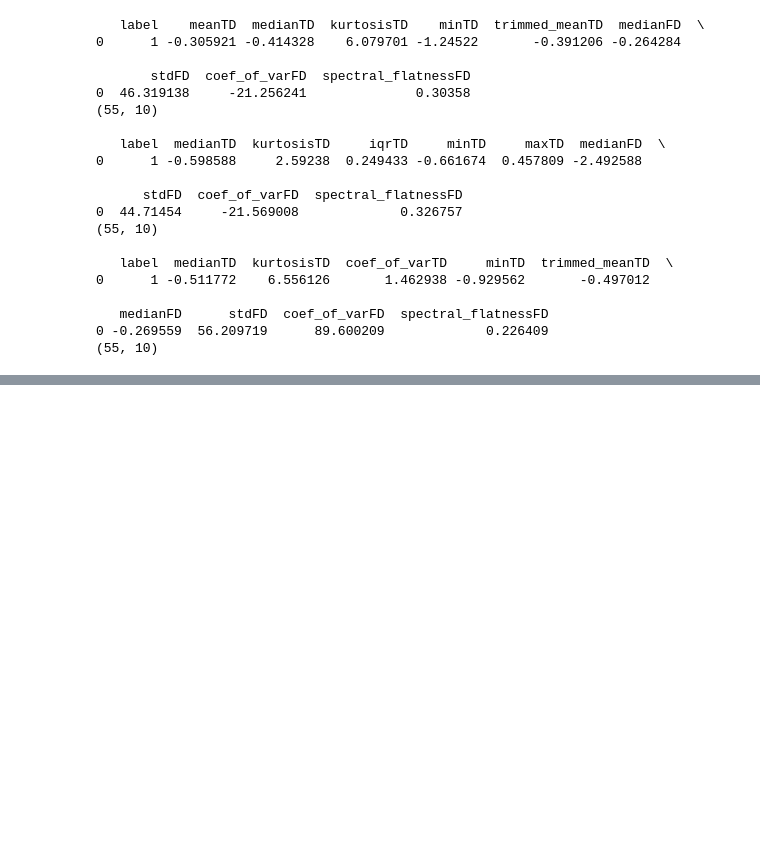
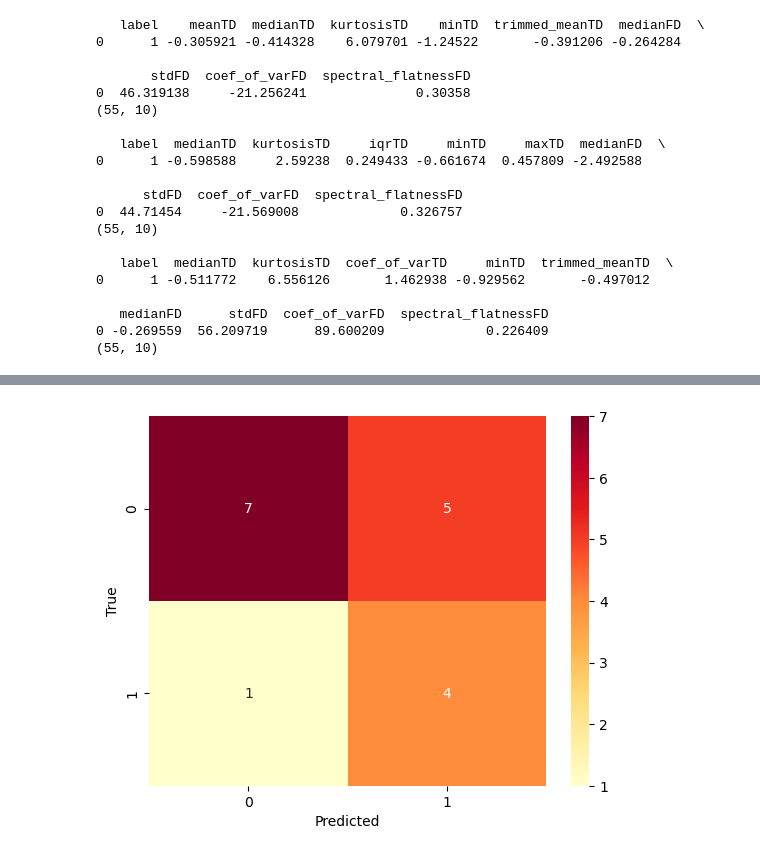
Before and after one commit to zoonalink/IGP-5, a Jupyter notebook: Tom/Rodriguz-Ruiz et al. recreation.ipynb, the cells around one changed output, grey strips where cells are left out. Saved outputs shown, nothing was run; the diff lists cells and outputs as text; code cells hidden in the pictures; blank space fills up the shorter version.

Commit message:
completed model

```diff
--- a/Tom/Rodriguz-Ruiz et al. recreation.ipynb
+++ b/Tom/Rodriguz-Ruiz et al. recreation.ipynb
@@ -601,0 +607,18 @@ print()
+# %%
+# Creation of random Forest model for day_features
+
+# Create features (X) and targets (y) arrays
+Xday = np.array(day_features.drop(columns=['label']))
+yday = np.array(day_features['label'])
+
+# Split the data into train and test data in a 70:30 split
+Xday_train, Xday_test, yday_train, yday_test = train_test_split(Xday, yday, test_size=0.3, random_state=0)
+
+# Fit the data to the model
+rf_day = RandomForestClassifier()
+rf_day.fit(Xday_train, yday_train)
+yday_pred = rf.predict(Xday_test)
+
+# Print out metrics
+print("performance report on my Random Forst classifier for daytime data\n".format(metrics.classification_report(y_pred, y_test)))
+print(metrics.classification_report(yday_pred, yday_test))
@@ -601,0 +694,10 @@ print()
+# %%
+yday_pred2 = rf_day.predict(Xday_test)
+
+conf_matrix = confusion_matrix(yday_test, yday_pred2)
+sns.heatmap(conf_matrix, annot=True, fmt='d', cmap='YlOrRd')
+plt.xlabel('Predicted')
+plt.ylabel('True')
+plt.show()
+# %% [output]
+[figure, added]
```
Also changed, not shown: parts of 9 cells of this notebook.
